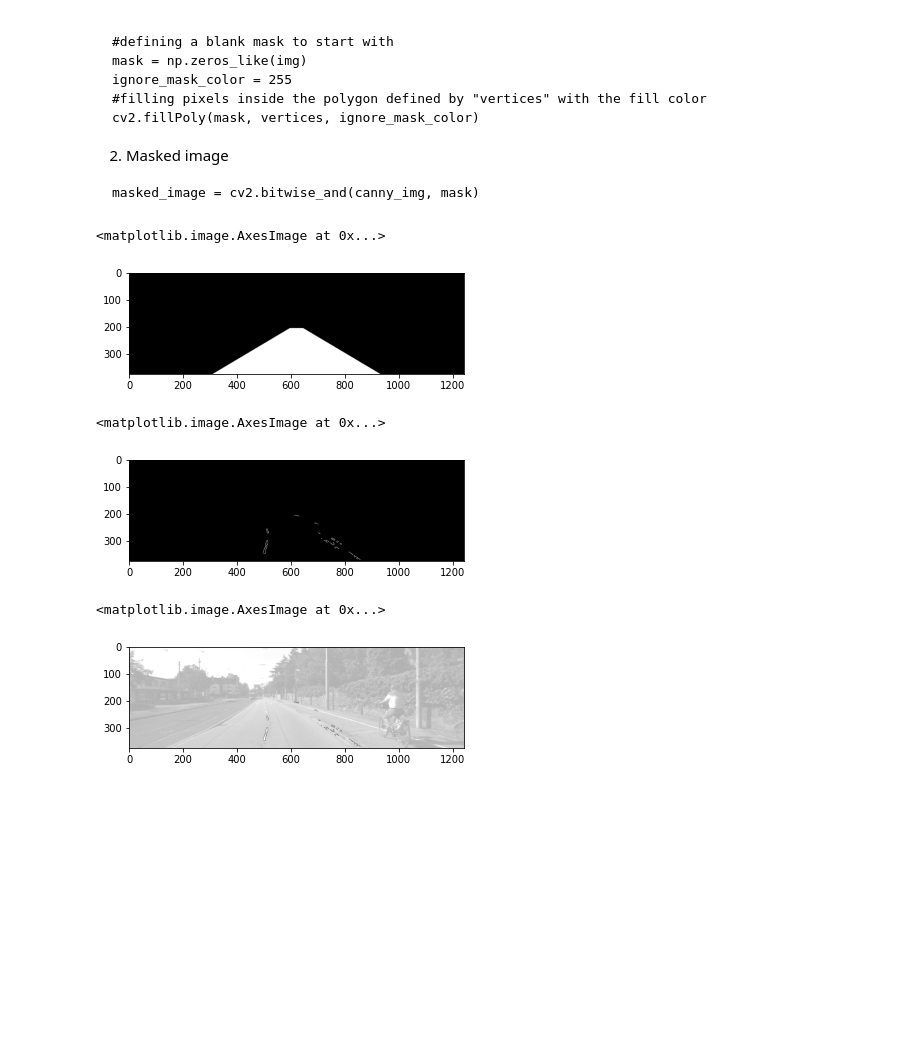
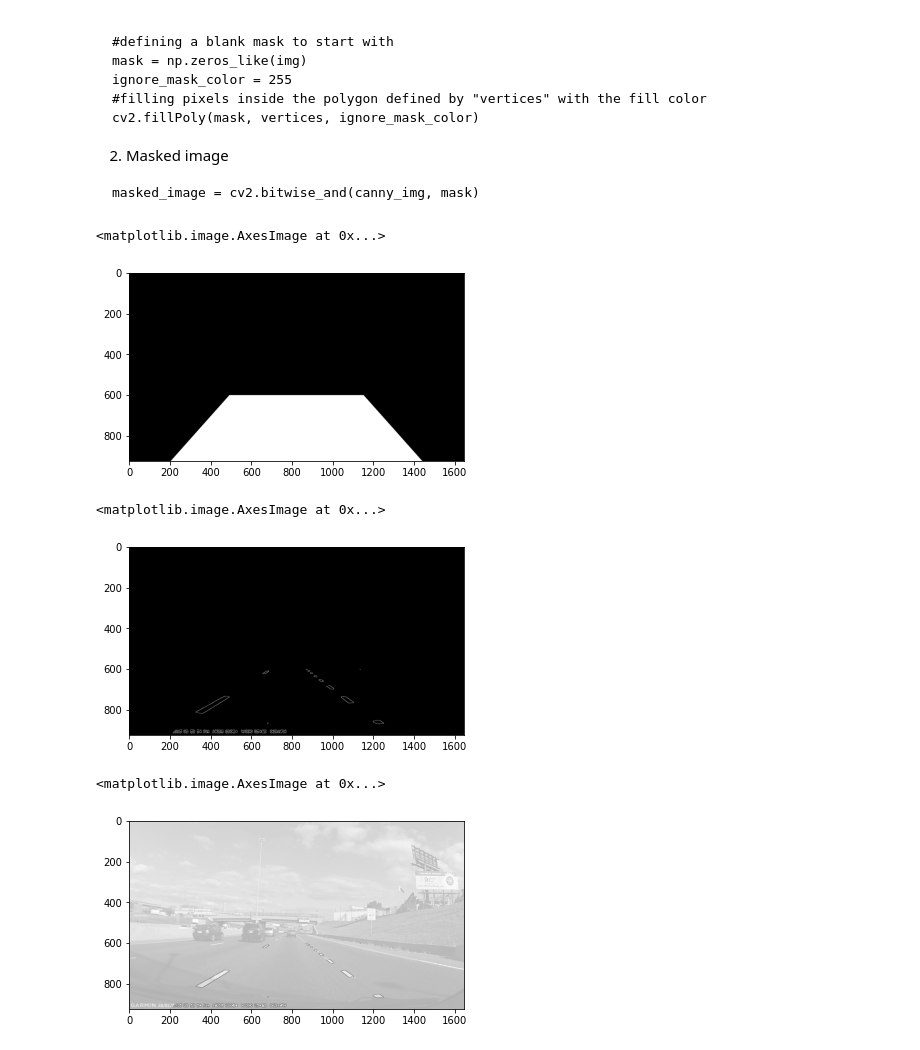
Before and after one commit to stanciuioan1/PIU_project, a Jupyter notebook: P1w1_for_students.ipynb, the cells around one changed output. Saved outputs shown, nothing was run; the diff lists cells and outputs as text; code cells hidden in the pictures; blank space fills up the shorter version.

```diff
--- a/P1w1_for_students.ipynb
+++ b/P1w1_for_students.ipynb
@@ -68,11 +72,16 @@ drive.mount('/content/drive')
 # %%
 #TODO: read in test image - see cv2.imread
 #code here
+img = cv2.imread("/content/drive/My Drive/test_img.jpg")
 
 #TODO: BGR to RGB - see cv2.cvtColor(..., cv2.COLOR_BGR2RGB)
 #code here
+mod_img = cv2.cvtColor(img, cv2.COLOR_BGR2RGB)
+
 
 #TODO: print out input image - see plt.imshow from matplotlib.pyplot: https://matplotlib.org/api/pyplot_api.html
 #code here
+
+plt.imshow(mod_img)
 # %% [output]
 <matplotlib.image.AxesImage at 0x...>
@@ -82,8 +91,9 @@ drive.mount('/content/drive')
 """This will return an image with only one color channel, but NOTE: to see the returned image as grayscale
     (assuming your grayscaled image is called 'gray') you should call plt.imshow(gray, cmap='gray')"""
 #code here
-
+gray_img = cv2.cvtColor(mod_img, cv2.COLOR_RGB2GRAY)
 #TODO: print grayscale image - you should call plt.imshow(gray, cmap='gray')
 #code here
+plt.imshow(gray_img, cmap='gray')
 # %% [output]
 <matplotlib.image.AxesImage at 0x...>
@@ -144,51 +156,53 @@ masked_image = cv2.bitwise_and(canny_img, mask)
 # %%
 # Region of Interest
 
 #TODO: define vertices (trapeze adjusted to image size)
 #code here
-rows, cols = image.shape[:2]
-bottom_left  = [0.25*cols, rows]#[0, rows*0.95]
-top_left     = [cols*0.48, rows*0.55]
-bottom_right = [0.75*cols, rows]
-top_right    = [cols*0.52, rows*0.55]
+rows, cols = gray_img.shape[:2]
+bottom_left  = [0.125*cols, rows]#[0, rows*0.95]
+top_left     = [cols*0.3, rows*0.65]
+bottom_right = [0.875*cols, rows]
+top_right    = [cols*0.7, rows*0.65]
 vertices = np.array([[bottom_left, top_left, top_right, bottom_right]], dtype=np.int32)
 
 #TODO: create the mask
 # code here - defining a blank mask to start with - see np.zeros_like
-
+mask = np.zeros_like(gray_img)
 ignore_mask_color = 255
 # filling pixels inside the polygon defined by "vertices" with the fill color
 # see cv2.fillPoly
 cv2.fillPoly(mask, vertices, ignore_mask_color)
 
 #TODO: print mask
 #code here
+plt.imshow(mask, cmap='gray')
 # %% [output]
 <matplotlib.image.AxesImage at 0x...>
-[figure, old version]
+[figure, new version]
 # %%
 #TODO: Apply the mask to Canny edges - see cv2.bitwise_and
 #code here
-
+masked_image = cv2.bitwise_and(canny, mask)
 #TODO: print masked Canny edges - see plt.imshow
 #code here
+plt.imshow(masked_image, cmap='gray')
 # %% [output]
 <matplotlib.image.AxesImage at 0x...>
-[figure, old version]
+[figure, new version]
 # %%
 #overlap grayscale image and edges
 
 #inverse the masked edges (edge in black, everything else white)
-edges = cv2.bitwise_not(masked_edges)
+edges = cv2.bitwise_not(masked_image)
 
 #overlap to initial grayscale image
-edges_over_gray = cv2.addWeighted(edges, 0.7, gray, 0.3, 0.)
+edges_over_gray = cv2.addWeighted(edges, 0.7, gray_img, 0.3, 0.)
 
 #print overlapped image
 plt.imshow(edges_over_gray, cmap='gray')
 # %% [output]
 <matplotlib.image.AxesImage at 0x...>
-[figure, old version]
+[figure, new version]
 # %%
 #TODO: define the following opperations as functions
 
```
Also changed, not shown: parts of 9 cells of this notebook.
